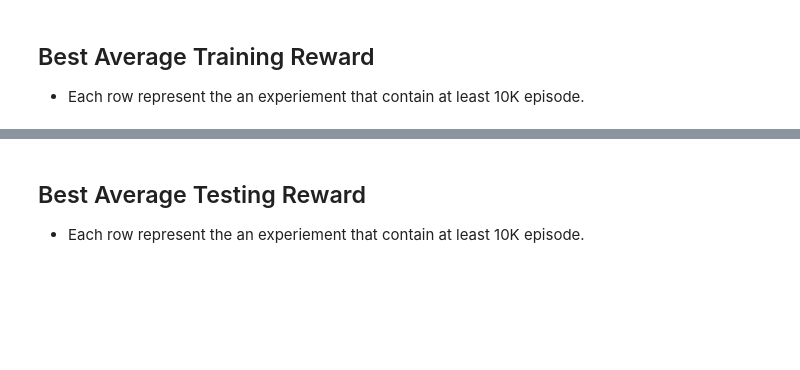
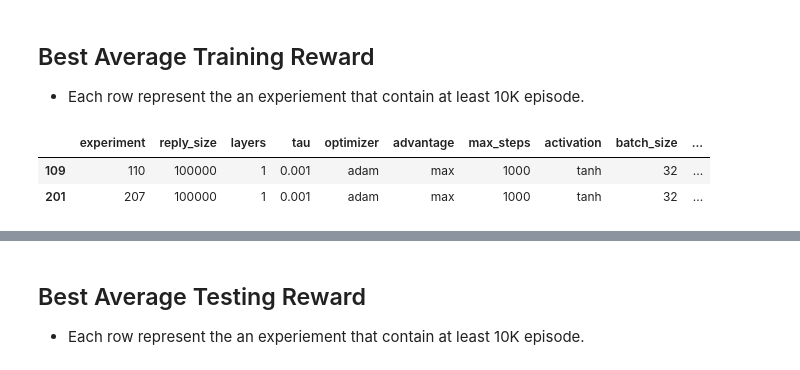
Before and after one commit to aqeel13932/APES_PT, a Jupyter notebook: output/Analysis.ipynb, the cells around one changed output, grey strips where cells are left out. Cells and saved outputs as stored; diff of their text form; code cells hidden in the pictures; blank space fills up the shorter version.

```diff
--- a/output/Analysis.ipynb
+++ b/output/Analysis.ipynb
@@ -96,3 +98,9 @@ plt.show()
 # %% [markdown]
 ## Best Average Training Reward
 * Each row represent the an experiement that contain at least 10K episode.
+# %%
+experiements[(experiements.experiment==207)|(experiements.experiment==110)]
+# %% [output]
+|  | experiment | reply_size | layers | tau | optimizer | advantage | max_steps | activation | batch_size | ... |
+| 109 | 110 | 100000 | 1 | 0.001 | adam | max | 1000 | tanh | 32 | ... |
+| 201 | 207 | 100000 | 1 | 0.001 | adam | max | 1000 | tanh | 32 | ... |
```
Also changed, not shown: parts of 10 cells of this notebook, 2 other files.
